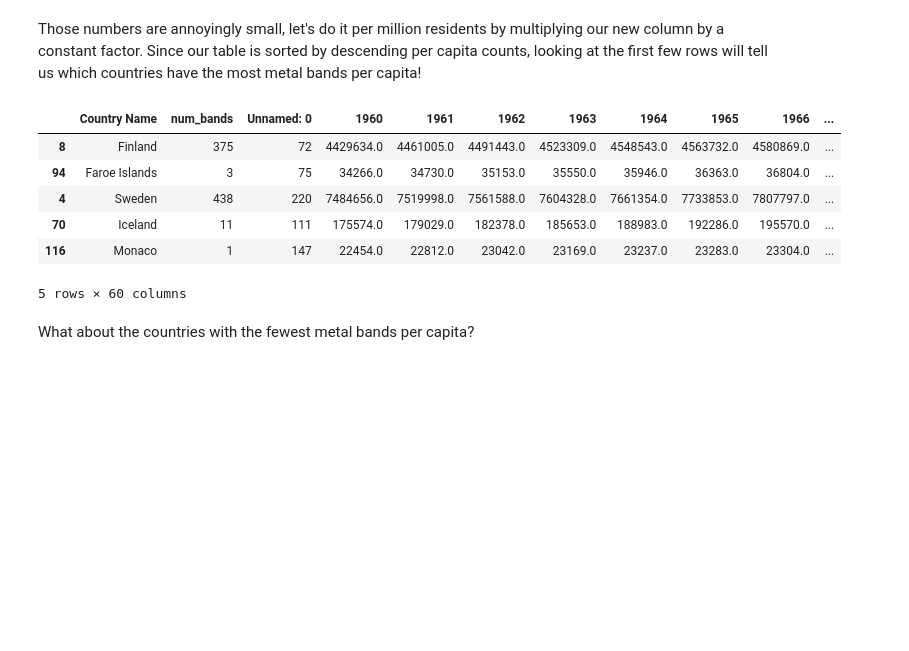
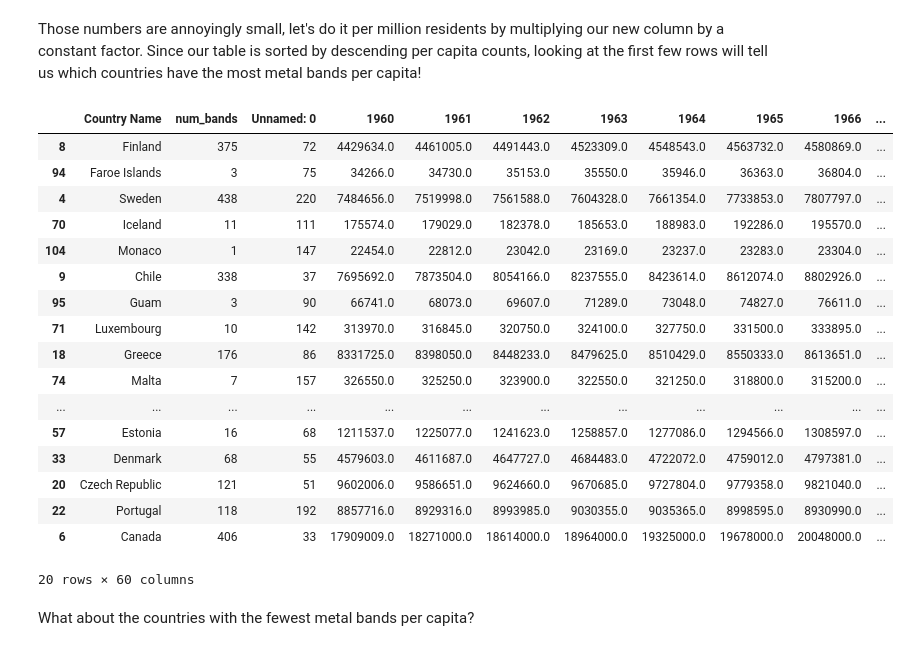
Before and after one commit to orionarcher/metal-bands-by-nation, a Jupyter notebook: PandasWorkshop.ipynb, the cells around one changed output. Cells and saved outputs as stored; diff of their text form; code cells hidden in the pictures; blank space fills up the shorter version.

```diff
--- a/PandasWorkshop.ipynb
+++ b/PandasWorkshop.ipynb
@@ -255,15 +269,26 @@ bands_pop.head()
 Those numbers are annoyingly small, let's do it per million residents by multiplying our new column by a constant factor. Since our table is sorted by descending per capita counts, looking at the first few rows will tell us which countries have the most metal bands per capita!
 # %%
 bands_pop["per_capita"] = bands_pop["per_capita"] * 1000000
-bands_pop.head()
+bands_pop[:20]
 # %% [output]
 |  | Country Name | num_bands | Unnamed: 0 | 1960 | 1961 | 1962 | 1963 | 1964 | 1965 | 1966 | ... |
 | 8 | Finland | 375 | 72 | 4429634.0 | 4461005.0 | 4491443.0 | 4523309.0 | 4548543.0 | 4563732.0 | 4580869.0 | ... |
 | 94 | Faroe Islands | 3 | 75 | 34266.0 | 34730.0 | 35153.0 | 35550.0 | 35946.0 | 36363.0 | 36804.0 | ... |
 | 4 | Sweden | 438 | 220 | 7484656.0 | 7519998.0 | 7561588.0 | 7604328.0 | 7661354.0 | 7733853.0 | 7807797.0 | ... |
 | 70 | Iceland | 11 | 111 | 175574.0 | 179029.0 | 182378.0 | 185653.0 | 188983.0 | 192286.0 | 195570.0 | ... |
-| 116 | Monaco | 1 | 147 | 22454.0 | 22812.0 | 23042.0 | 23169.0 | 23237.0 | 23283.0 | 23304.0 | ... |
+| 104 | Monaco | 1 | 147 | 22454.0 | 22812.0 | 23042.0 | 23169.0 | 23237.0 | 23283.0 | 23304.0 | ... |
+| 9 | Chile | 338 | 37 | 7695692.0 | 7873504.0 | 8054166.0 | 8237555.0 | 8423614.0 | 8612074.0 | 8802926.0 | ... |
+| 95 | Guam | 3 | 90 | 66741.0 | 68073.0 | 69607.0 | 71289.0 | 73048.0 | 74827.0 | 76611.0 | ... |
+| 71 | Luxembourg | 10 | 142 | 313970.0 | 316845.0 | 320750.0 | 324100.0 | 327750.0 | 331500.0 | 333895.0 | ... |
+| 18 | Greece | 176 | 86 | 8331725.0 | 8398050.0 | 8448233.0 | 8479625.0 | 8510429.0 | 8550333.0 | 8613651.0 | ... |
+| 74 | Malta | 7 | 157 | 326550.0 | 325250.0 | 323900.0 | 322550.0 | 321250.0 | 318800.0 | 315200.0 | ... |
+| ... | ... | ... | ... | ... | ... | ... | ... | ... | ... | ... | ... |
+| 57 | Estonia | 16 | 68 | 1211537.0 | 1225077.0 | 1241623.0 | 1258857.0 | 1277086.0 | 1294566.0 | 1308597.0 | ... |
+| 33 | Denmark | 68 | 55 | 4579603.0 | 4611687.0 | 4647727.0 | 4684483.0 | 4722072.0 | 4759012.0 | 4797381.0 | ... |
+| 20 | Czech Republic | 121 | 51 | 9602006.0 | 9586651.0 | 9624660.0 | 9670685.0 | 9727804.0 | 9779358.0 | 9821040.0 | ... |
+| 22 | Portugal | 118 | 192 | 8857716.0 | 8929316.0 | 8993985.0 | 9030355.0 | 9035365.0 | 8998595.0 | 8930990.0 | ... |
+| 6 | Canada | 406 | 33 | 17909009.0 | 18271000.0 | 18614000.0 | 18964000.0 | 19325000.0 | 19678000.0 | 20048000.0 | ... |
-5 rows × 60 columns
+20 rows × 60 columns
 # %% [markdown]
 What about the countries with the fewest metal bands per capita?
 # %%
```
Also changed, not shown: parts of 5 cells of this notebook.
